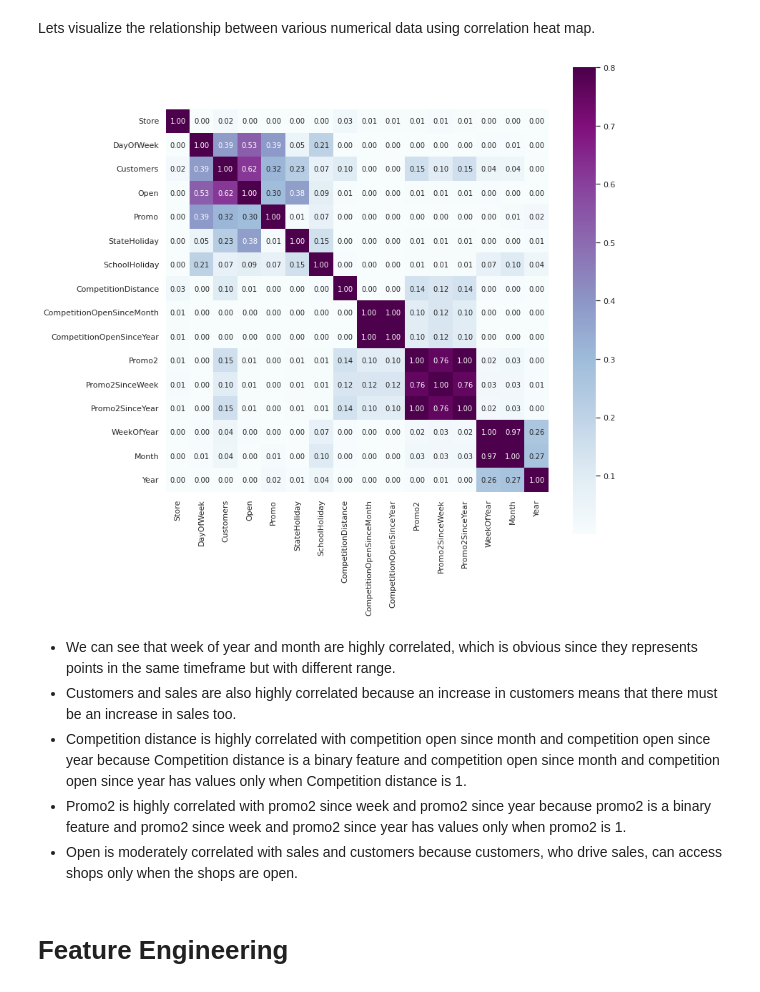
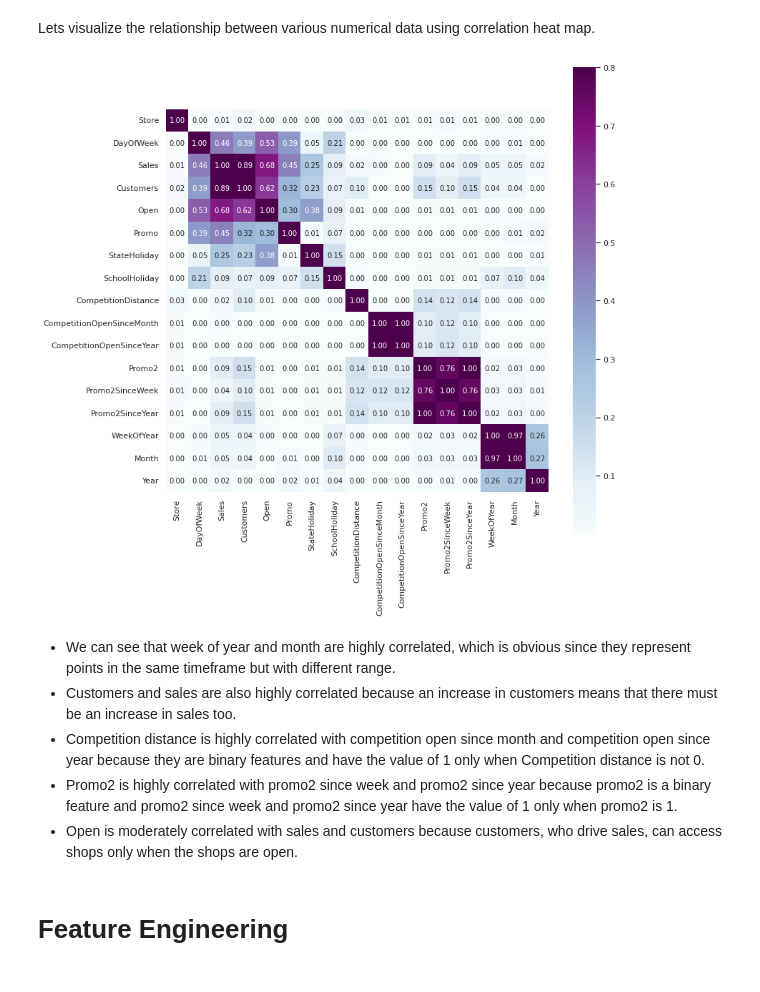
Before and after one commit to connect-midhunr/rossmann-sales-prediction, a Jupyter notebook: Rossmann_Sales_Prediction_Capstone_Project.ipynb, the cells around one changed output. Saved outputs shown, nothing was run; the diff lists cells and outputs as text; code cells hidden in the pictures.

```diff
--- a/Rossmann_Sales_Prediction_Capstone_Project.ipynb
+++ b/Rossmann_Sales_Prediction_Capstone_Project.ipynb
@@ -897,18 +896,18 @@ Sales and customers decreases with increase in competition distance but they hav
 Lets visualize the relationship between various numerical data using correlation heat map.
 # %%
 # generate a correlation matrix using all the numerical features in the dataframe
-corr_mat = rossmann_df.loc[:, rossmann_df.columns != 'Sales'].corr().abs()
+corr_mat = rossmann_df.corr().abs()
 
 # plot heatmap using correlation matrix
 fig, axes = plt.subplots(figsize=(12, 12))
 sns.heatmap(corr_mat, annot = True, fmt='.2f', annot_kws={'size': 10},  vmax=.8, square=True, cmap="BuPu");
 # %% [output]
-[figure, old version]
+[figure, new version]
 # %% [markdown]
-*   We can see that week of year and month are highly correlated, which is obvious since they represents points in the same timeframe but with different range.
+*   We can see that week of year and month are highly correlated, which is obvious since they represent points in the same timeframe but with different range.
 *   Customers and sales are also highly correlated because an increase in customers means that there must be an increase in sales too.
-*   Competition distance is highly correlated with competition open since month and competition open since year because Competition distance is a binary feature and competition open since month and competition open since year has values only when Competition distance is 1.
-*   Promo2 is highly correlated with promo2 since week and promo2 since year because promo2 is a binary feature and promo2 since week and promo2 since year has values only when promo2 is 1.
+*   Competition distance is highly correlated with competition open since month and competition open since year because they are binary features and have the value of 1 only when Competition distance is not 0.
+*   Promo2 is highly correlated with promo2 since week and promo2 since year because promo2 is a binary feature and promo2 since week and promo2 since year have the value of 1 only when promo2 is 1.
 *   Open is moderately correlated with sales and customers because customers, who drive sales, can access shops only when the shops are open.
 # %% [markdown]
 # Feature Engineering
```
Also changed, not shown: parts of 27 cells of this notebook.
